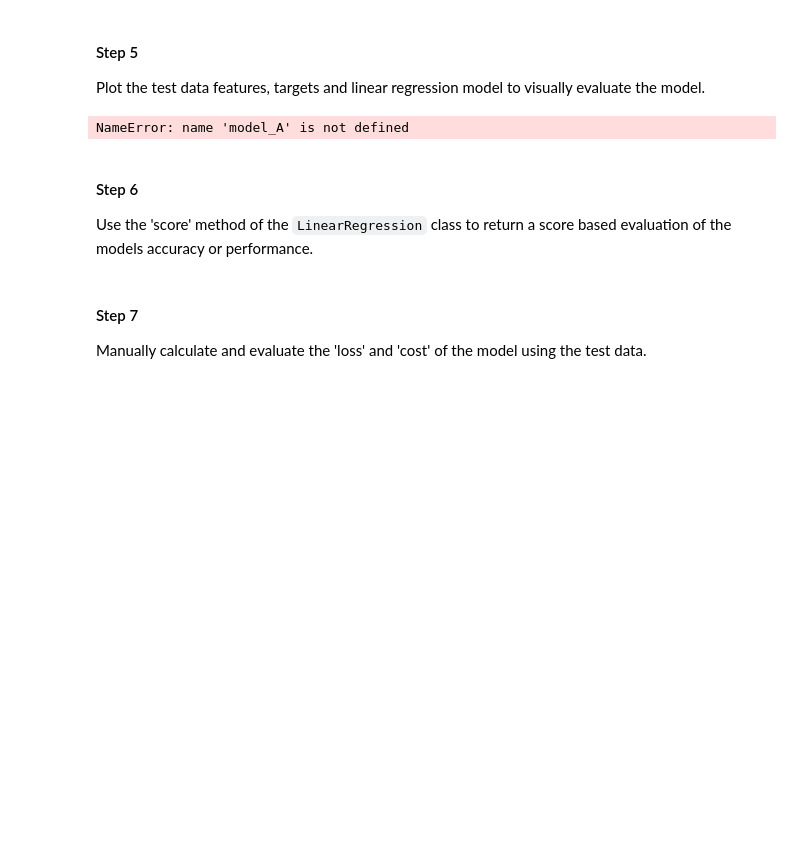
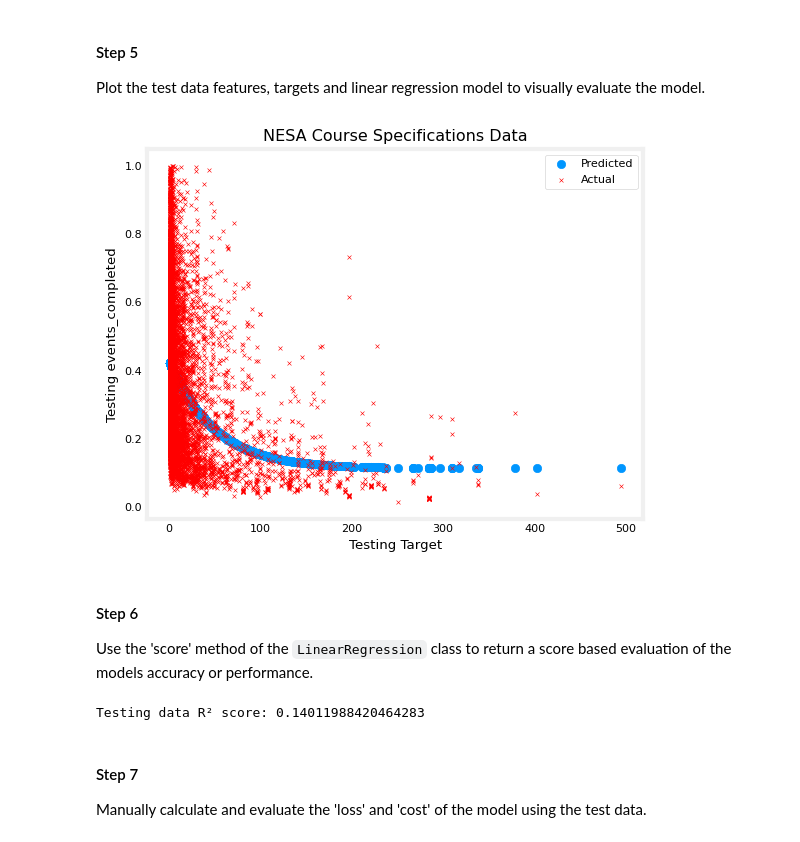
Before and after one commit to TempeHS/2026SE_MLOPSTask_Michael.L, a Jupyter notebook: 2.Model_Development/2.4.Model_Testing_and_Validation/2.4.1.Model_Evaluation.ipynb, the cells around one changed output. Saved outputs shown, nothing was run; the diff lists cells and outputs as text; code cells hidden in the pictures; blank space fills up the shorter version.

Commit message:
feature: model evaluation completed. Next: need to do notebook

```diff
--- a/2.Model_Development/2.4.Model_Testing_and_Validation/2.4.1.Model_Evaluation.ipynb
+++ b/2.Model_Development/2.4.Model_Testing_and_Validation/2.4.1.Model_Evaluation.ipynb
@@ -22,8 +23,8 @@ import pickle
 Load the model for testing
 # %%
 # load the exp model parameters
-poly_filename = "my_saved_poly_v3.pkl"
-model_data = pickle.load(open(poly_filename, "rb"))
+exp_params_file = "my_saved_poly_v3.pkl"
+model_data = pickle.load(open(exp_params_file, "rb"))
 a, b, c = model_data["a"], model_data["b"], model_data["c"]
 
 def exp_func(x, a, b, c):
@@ -41,22 +42,26 @@ y_test = np.array(testing_data['average'])
 
 Plot the test data features, targets and linear regression model to visually evaluate the model.
 # %%
-y_pred = model_A.predict(x_test)
-plt.scatter(x_test, y_pred)
-plt.scatter(x_test, y_test, marker='x', c='r')
+y_pred = exp_func(x_test, a, b, c)
+plt.scatter(x_test, y_pred, label="Predicted")
+plt.scatter(x_test, y_test, marker='x', c='r', s=0.1, label="Actual")
 plt.title("NESA Course Specifications Data")
 plt.ylabel(f'Testing {x_col}')
 plt.xlabel(f'Testing Target')
+plt.legend()
 plt.show()
 # %% [output]
-NameError: name 'model_A' is not defined
+[figure, added]
 # %% [markdown]
 #### Step 6
 
 Use the 'score' method of the `LinearRegression` class to return a score based evaluation of the models accuracy or performance.
 # %%
-test_score = model_A.score(x_test, y_test)
-print(f'Training data score: {test_score}')
+y_pred = exp_func(x_test, a, b, c)
+test_score = r2_score(y_test, y_pred)
+print(f"Testing data R² score: {test_score}")
+# %% [output]
+Testing data R² score: 0.14011988420464283
 # %% [markdown]
 #### Step 7
 
```
Also changed, not shown: parts of 25 cells of this notebook, 5 other files.
